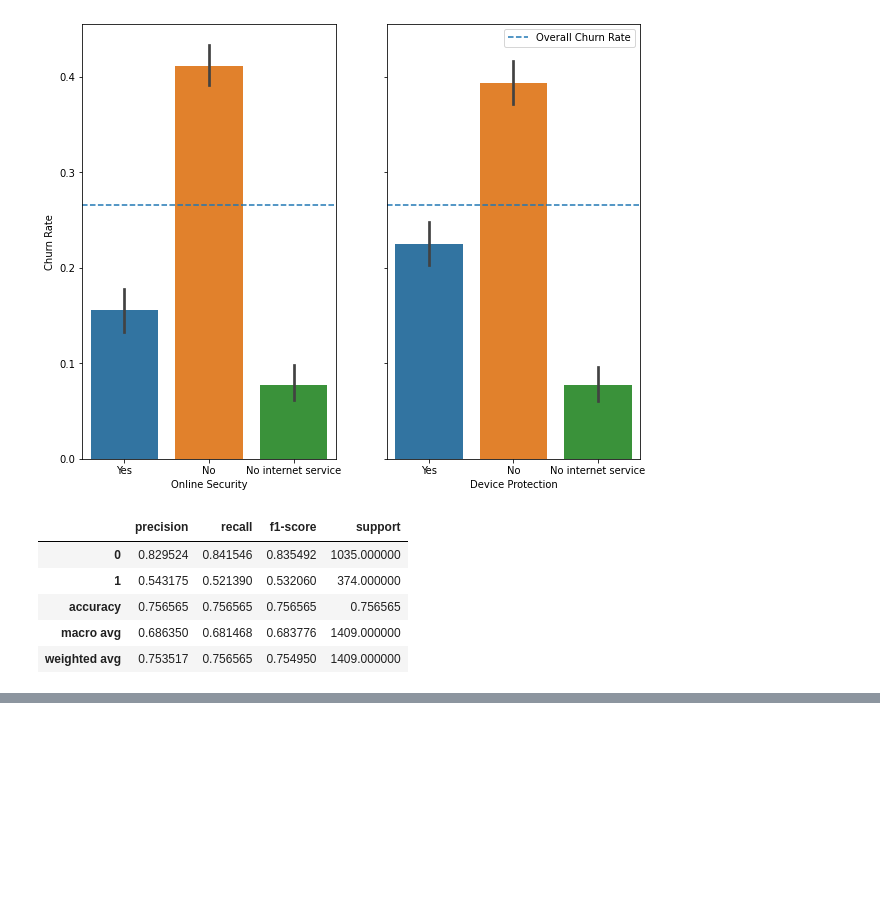
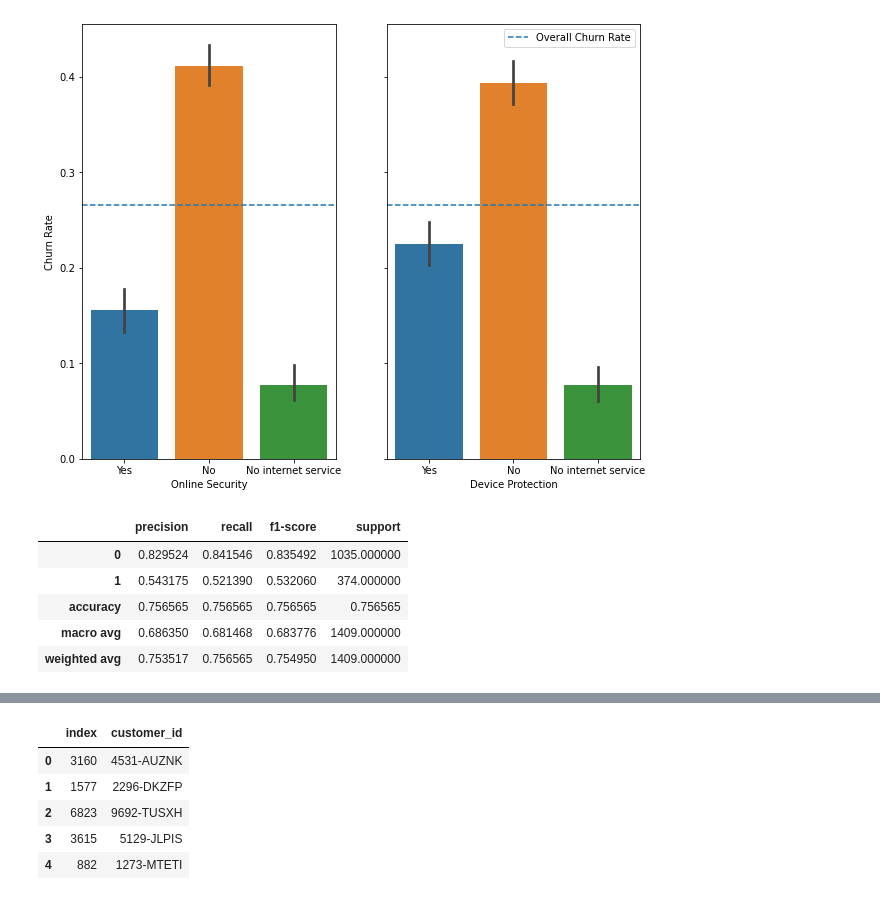
Before and after one commit to NSharick/classification-project, a Jupyter notebook: classification_project_exploration_notebook.ipynb, the cells around one changed output, grey strips where cells are left out. Drawn from its saved outputs; the diff is of its cells as text; code cells hidden in the pictures; blank space fills up the shorter version.

```diff
--- a/classification_project_exploration_notebook.ipynb
+++ b/classification_project_exploration_notebook.ipynb
@@ -1057,0 +1063,10 @@ pd.DataFrame(classification_report(y_test, y_test_pred, output_dict=True)).trans
+# %%
+customer_id = test.customer_id.reset_index()
+customer_id.head()
+# %% [output]
+|  | index | customer_id |
+| 0 | 3160 | 4531-AUZNK |
+| 1 | 1577 | 2296-DKZFP |
+| 2 | 6823 | 9692-TUSXH |
+| 3 | 3615 | 5129-JLPIS |
+| 4 | 882 | 1273-MTETI |
```
Also changed, not shown: parts of 16 cells of this notebook, 1 other file.
